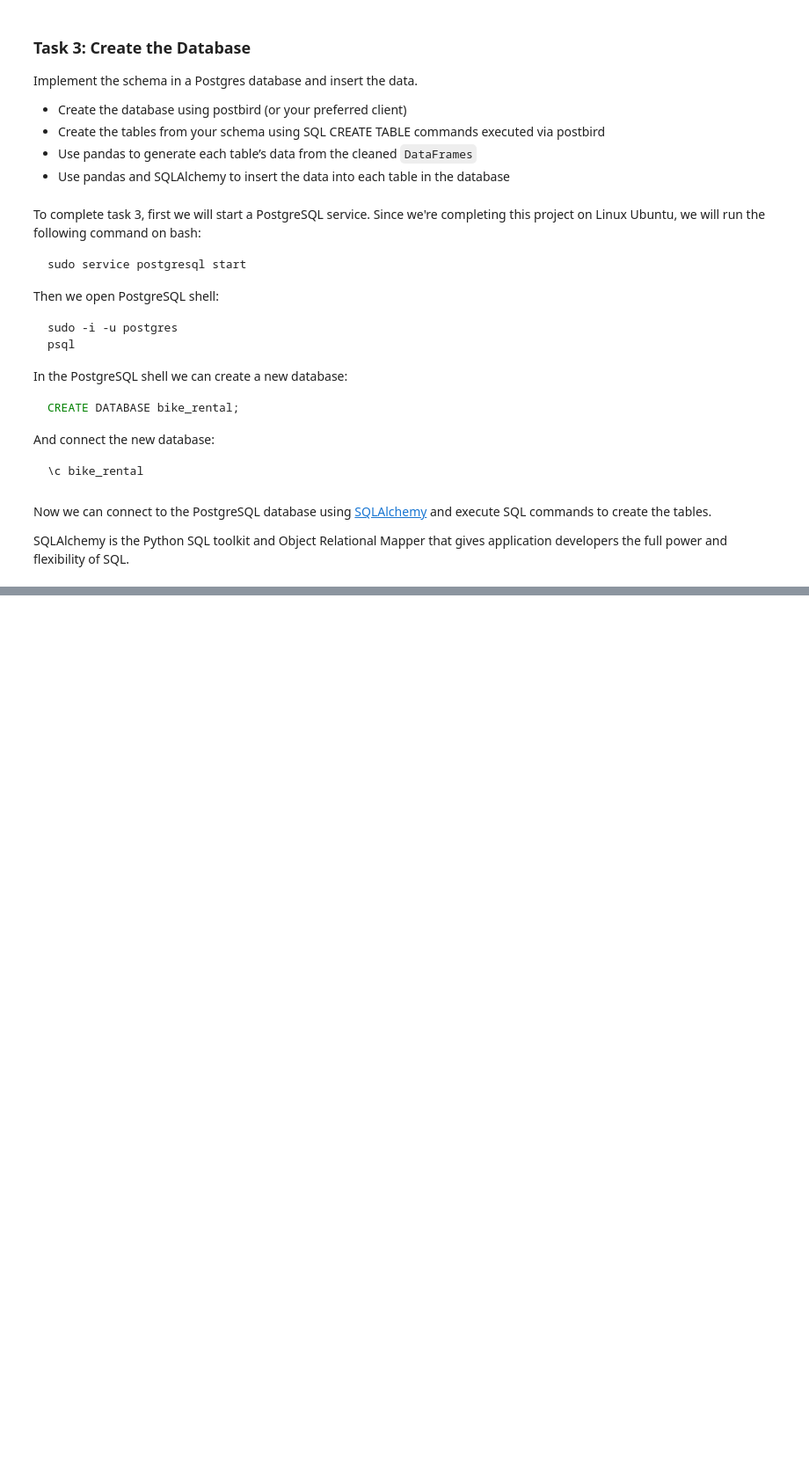
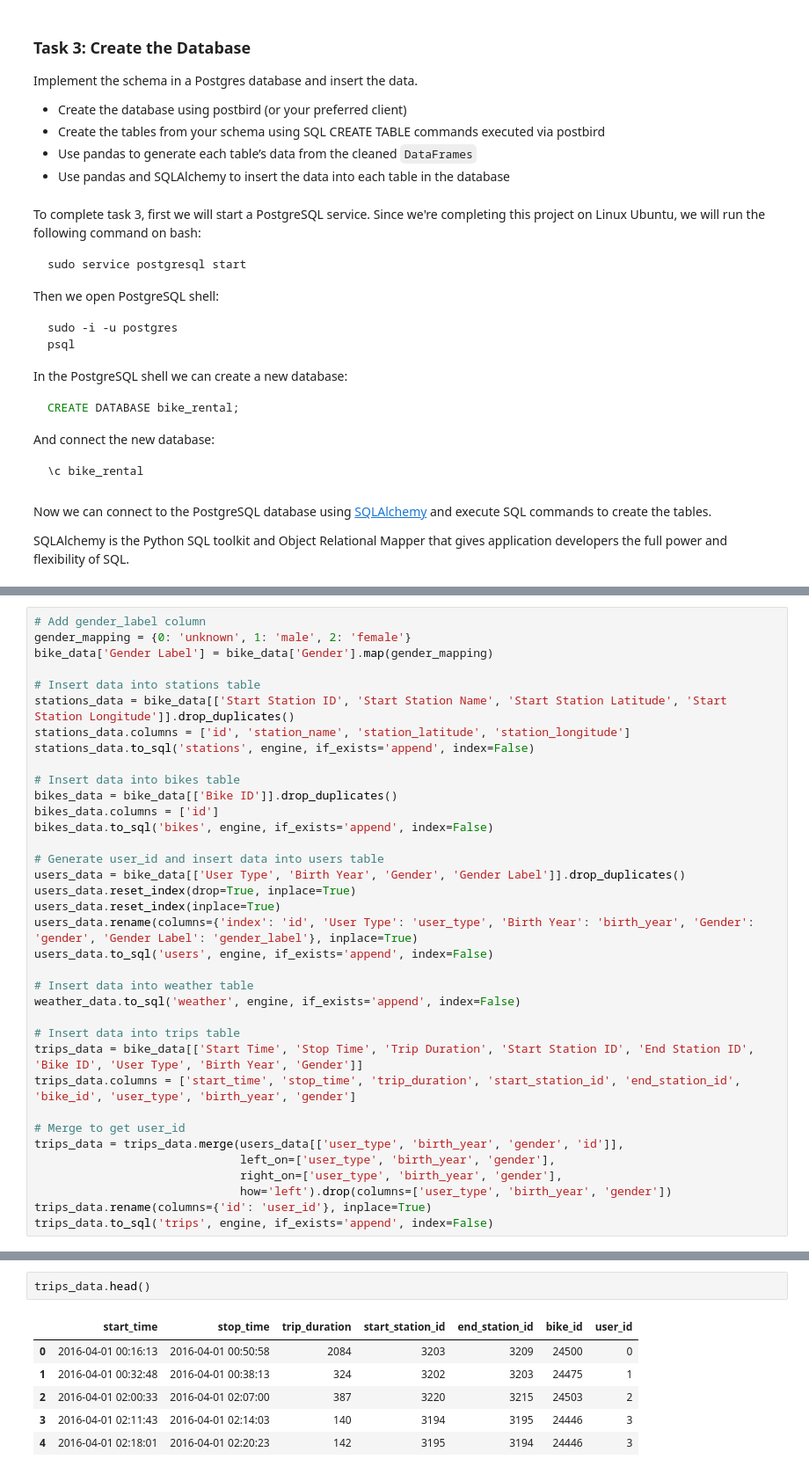
Before and after one commit to JamieSDavis/codecademy_stuff, a Jupyter notebook: Data/bike_rental/Bike Rental Project.ipynb, the cells around one changed output, grey strips where cells are left out. Shown: that part at 88% size. Cells and saved outputs as stored; diff of their text form; blank space fills up the shorter version.

```diff
--- a/Data/bike_rental/Bike Rental Project.ipynb
+++ b/Data/bike_rental/Bike Rental Project.ipynb
@@ -576,0 +613,36 @@ with engine.connect() as connection:
+# %%
+# Add gender_label column
+gender_mapping = {0: 'unknown', 1: 'male', 2: 'female'}
+bike_data['Gender Label'] = bike_data['Gender'].map(gender_mapping)
+
+# Insert data into stations table
+stations_data = bike_data[['Start Station ID', 'Start Station Name', 'Start Station Latitude', 'Start Station Longitude']].drop_duplicates()
+stations_data.columns = ['id', 'station_name', 'station_latitude', 'station_longitude']
+stations_data.to_sql('stations', engine, if_exists='append', index=False)
+
+# Insert data into bikes table
+bikes_data = bike_data[['Bike ID']].drop_duplicates()
+bikes_data.columns = ['id']
+bikes_data.to_sql('bikes', engine, if_exists='append', index=False)
+
+# Generate user_id and insert data into users table
+users_data = bike_data[['User Type', 'Birth Year', 'Gender', 'Gender Label']].drop_duplicates()
+users_data.reset_index(drop=True, inplace=True)
+users_data.reset_index(inplace=True)
+users_data.rename(columns={'index': 'id', 'User Type': 'user_type', 'Birth Year': 'birth_year', 'Gender': 'gender', 'Gender Label': 'gender_label'}, inplace=True)
+users_data.to_sql('users', engine, if_exists='append', index=False)
+
+# Insert data into weather table
+weather_data.to_sql('weather', engine, if_exists='append', index=False)
+
+# Insert data into trips table
+trips_data = bike_data[['Start Time', 'Stop Time', 'Trip Duration', 'Start Station ID', 'End Station ID', 'Bike ID', 'User Type', 'Birth Year', 'Gender']]
+trips_data.columns = ['start_time', 'stop_time', 'trip_duration', 'start_station_id', 'end_station_id', 'bike_id', 'user_type', 'birth_year', 'gender']
+
+# Merge to get user_id
+trips_data = trips_data.merge(users_data[['user_type', 'birth_year', 'gender', 'id']],
+                              left_on=['user_type', 'birth_year', 'gender'],
+                              right_on=['user_type', 'birth_year', 'gender'],
+                              how='left').drop(columns=['user_type', 'birth_year', 'gender'])
+trips_data.rename(columns={'id': 'user_id'}, inplace=True)
+trips_data.to_sql('trips', engine, if_exists='append', index=False)
@@ -576,0 +689,9 @@ with engine.connect() as connection:
+# %%
+trips_data.head()
+# %% [output]
+|  | start_time | stop_time | trip_duration | start_station_id | end_station_id | bike_id | user_id |
+| 0 | 2016-04-01 00:16:13 | 2016-04-01 00:50:58 | 2084 | 3203 | 3209 | 24500 | 0 |
+| 1 | 2016-04-01 00:32:48 | 2016-04-01 00:38:13 | 324 | 3202 | 3203 | 24475 | 1 |
+| 2 | 2016-04-01 02:00:33 | 2016-04-01 02:07:00 | 387 | 3220 | 3215 | 24503 | 2 |
+| 3 | 2016-04-01 02:11:43 | 2016-04-01 02:14:03 | 140 | 3194 | 3195 | 24446 | 3 |
+| 4 | 2016-04-01 02:18:01 | 2016-04-01 02:20:23 | 142 | 3195 | 3194 | 24446 | 3 |
```
Also changed, not shown: parts of 12 cells of this notebook.
